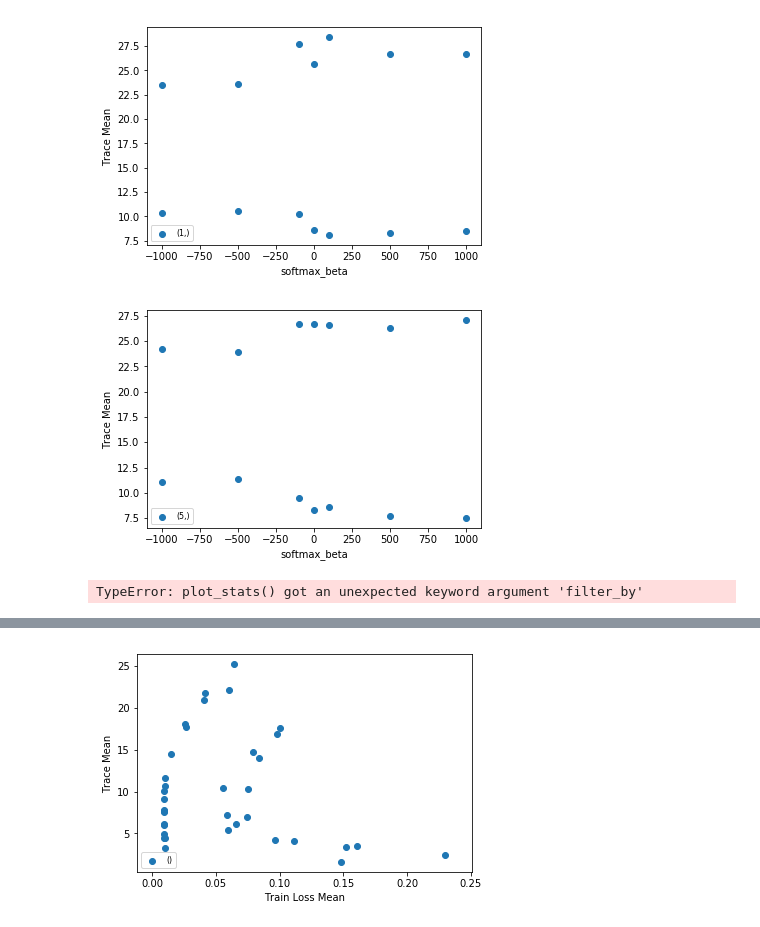
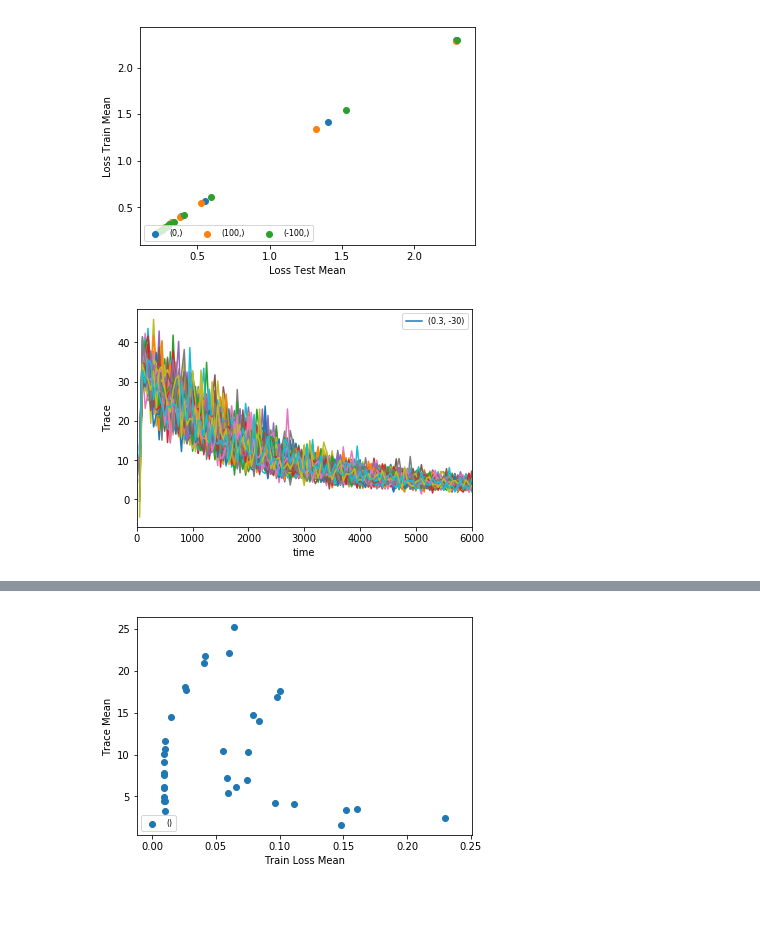
Before and after one commit to daniellengyel/flat_sharp, a Jupyter notebook: flat_sharp/Analysis.ipynb, the cells around one changed output, grey strips where cells are left out. Drawn from its saved outputs; the diff is of its cells as text; code cells hidden in the pictures; blank space fills up the shorter version.

```diff
--- a/flat_sharp/Analysis.ipynb
+++ b/flat_sharp/Analysis.ipynb
@@ -138,10 +61,10 @@ exp_root = "/Users/daniellengyel/flat_sharp/flat_sharp/experiments/{}" #"/Users/
 # get all sorts of data
 exp_dict = {}
 
-experiment_folder = exp_root.format("MNIST/May21_04-34-11_Daniels-MacBook-Pro-4.local") #Apr27_00-03-27_Daniels-MacBook-Pro-4.local
+experiment_folder = exp_root.format("MNIST/stop_resampling") #Apr27_00-03-27_Daniels-MacBook-Pro-4.local
 exp_dict["stuff"] = get_stuff(experiment_folder)
-exp_dict["models"] = get_all_models(experiment_folder, -1)
-# exp_dict["resampling_idxs"] = get_sample_idxs(experiment_folder)
+# exp_dict["models"] = get_all_models(experiment_folder, -1)
+exp_dict["resampling_idxs"] = get_sample_idxs(experiment_folder)
 # %% [output]
 Getting tsne.
 Error: tsne could not be found
@@ -218,15 +110,18 @@ stats_df.sort_values(by="Test Acc Mean", ascending=False)
 # %%
 
 
-plot_stats(stats_df,  "softmax_beta", "Trace Mean",
-           filter_seperate=["sampling_tau"], filter_not_seperate=[],
-           X_axis_bounds=None)
+plot_stats(stats_df,  "Loss Test Mean", "Loss Train Mean",
+           filter_seperate=[], filter_not_seperate=["softmax_beta"],
+           Y_axis_bounds=None)
 # %% [output]
-[figure, old version]
+[figure, new version]
-[figure, removed]
-# %%
-
-
-plot_stats(stats_df,  "Train Loss Mean", "Trace Mean", filter_by=["softmax_beta"], seperate=False, )
-# %% [output]
-TypeError: plot_stats() got an unexpected keyword argument 'filter_by'
+# %%
+# pre_filtered_idxs = stats_df[(stats_df["softmax_beta"] >= 500) | (stats_df["softmax_beta"] <= -500 )].index
+# pre_filtered_exp_dict = {i: exp_dict[i] for i in pre_filtered_idxs}
+
+plot_special(exp_dict, "time", "Trace",
+             filter_seperate=["learning_rate"], filter_not_seperate=["softmax_beta"],
+             save_exp_path=experiment_folder, X_axis_bounds=[0, 6000], Y_axis_bounds=None,
+            pre_filtered_exp_ids=None)
+# %% [output]
+[figure, added]
```
Also changed, not shown: parts of 31 cells of this notebook, 10 other files.
